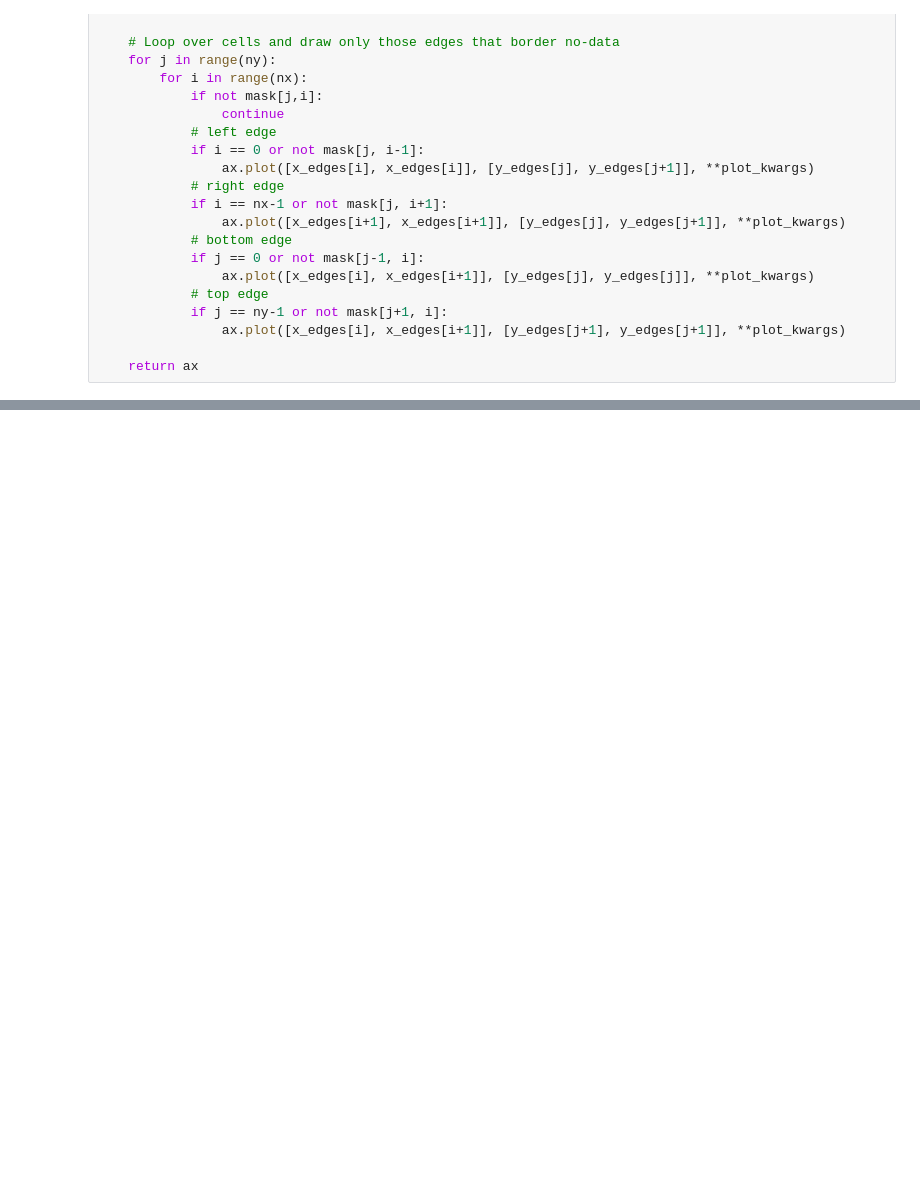
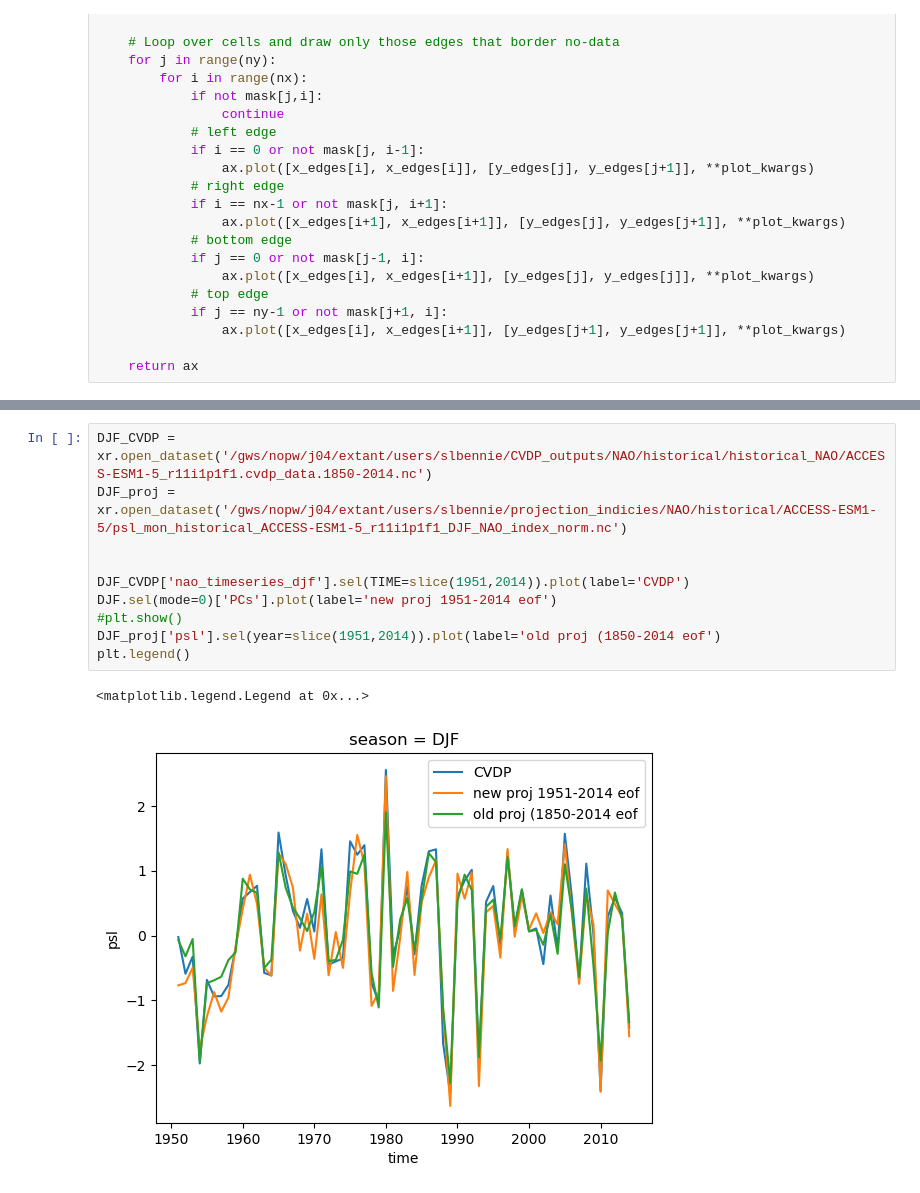
Before and after one commit to slbennie/scripts_trend_projections, a Jupyter notebook: NAtlantic_WG/NAO_community_paper_plotting/Trend_BF_analysis_sensitive_period.ipynb, the cells around one changed output, grey strips where cells are left out. Saved outputs shown, nothing was run; the diff lists cells and outputs as text; blank space fills up the shorter version.

```diff
--- a/NAtlantic_WG/NAO_community_paper_plotting/Trend_BF_analysis_sensitive_period.ipynb
+++ b/NAtlantic_WG/NAO_community_paper_plotting/Trend_BF_analysis_sensitive_period.ipynb
@@ -679,0 +665,13 @@ NameError: name 'ensembles_trend' is not defined
+# %%
+DJF_CVDP = xr.open_dataset('/gws/nopw/j04/extant/users/slbennie/CVDP_outputs/NAO/historical/historical_NAO/ACCESS-ESM1-5_r11i1p1f1.cvdp_data.1850-2014.nc')
+DJF_proj = xr.open_dataset('/gws/nopw/j04/extant/users/slbennie/projection_indicies/NAO/historical/ACCESS-ESM1-5/psl_mon_historical_ACCESS-ESM1-5_r11i1p1f1_DJF_NAO_index_norm.nc')
+
+
+DJF_CVDP['nao_timeseries_djf'].sel(TIME=slice(1951,2014)).plot(label='CVDP')
+DJF.sel(mode=0)['PCs'].plot(label='new proj 1951-2014 eof')
+#plt.show()
+DJF_proj['psl'].sel(year=slice(1951,2014)).plot(label='old proj (1850-2014 eof')
+plt.legend()
+# %% [output]
+<matplotlib.legend.Legend at 0x...>
+[figure, added]
```
Also changed, not shown: parts of 10 cells of this notebook, 36 other files.
